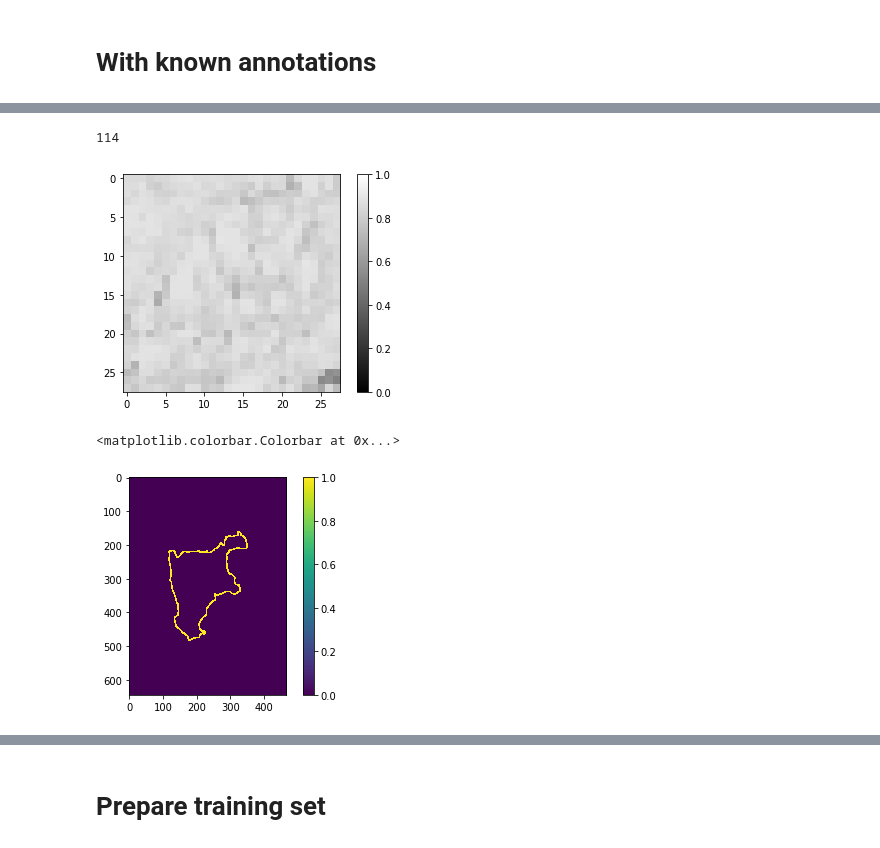
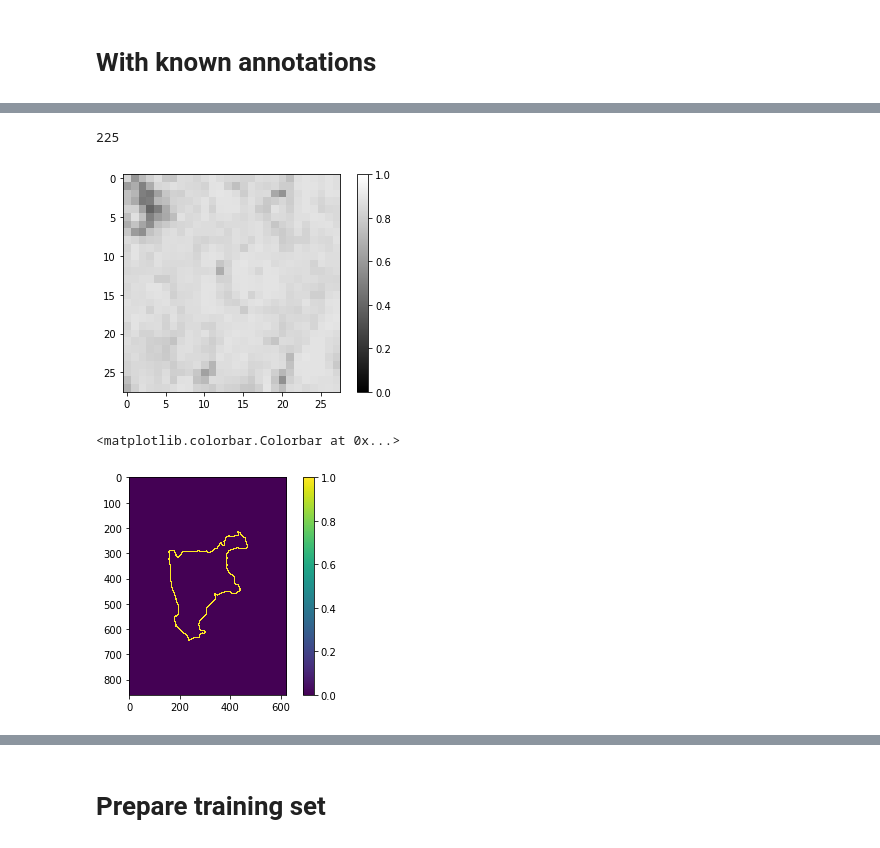
Before and after one commit to mjirik/scaffan, a Jupyter notebook: devel/CNN1.ipynb, the cells around one changed output, grey strips where cells are left out. Saved outputs shown, nothing was run; the diff lists cells and outputs as text; code cells hidden in the pictures.

```diff
--- a/devel/CNN1.ipynb
+++ b/devel/CNN1.ipynb
@@ -18,6 +17,7 @@ tile_size = 28
 # distance between tile centers
 step = 28
 hdf5_path = "scaffan_dataset.hdf5"
+pixelsize_mm = [0.003, 0.003]
 # %%
 import os
 print(os.getenv("PATH"))
@@ -79,7 +79,6 @@ def nonzero_with_step(data, step):
     return nzx* step, nzy * step
 # %%
 ani = 0
-pixelsize_mm = [0.004, 0.004]
 ann_id = outer_ids[0]
 view = anim.get_views(outer_ids, pixelsize_mm=pixelsize_mm)[ani]
 seg_true = view.get_annotation_region_raster(annotation_id=outer_ids[ani]) > 0
@@ -202,8 +193,8 @@ plt.imshow(imgs[0], cmap='gray', vmin=0, vmax=1)
 plt.colorbar()
 len(imgs)
 # %% [output]
-114
+225
-[figure, old version]
+[figure, new version]
 # %%
 
 
@@ -268,12 +259,12 @@ def get_patches_along_annotation(anim, ann_id, pixelsize_mm, tile_size, step, as
     imgs = get_patches_along_mask(img, seg_close, max_dist_px, control_image=False)
     return imgs
 # %%
-boundary_max_dist = int(tile_size/8)
-seg_close = get_close_pixels(view, ann_id, pixelsize_mm, max_dist_px=boundary_max_dist)
+max_dist_px = int(tile_size/8)
+seg_close = get_close_pixels(view, ann_id, pixelsize_mm, max_dist_px=max_dist_px)
 plt.imshow(seg_close.astype(np.int))
 plt.colorbar()
 # %% [output]
 <matplotlib.colorbar.Colorbar at 0x...>
-[figure, old version]
+[figure, new version]
 # %%
 
```
Also changed, not shown: parts of 24 cells of this notebook, 1 other file.
